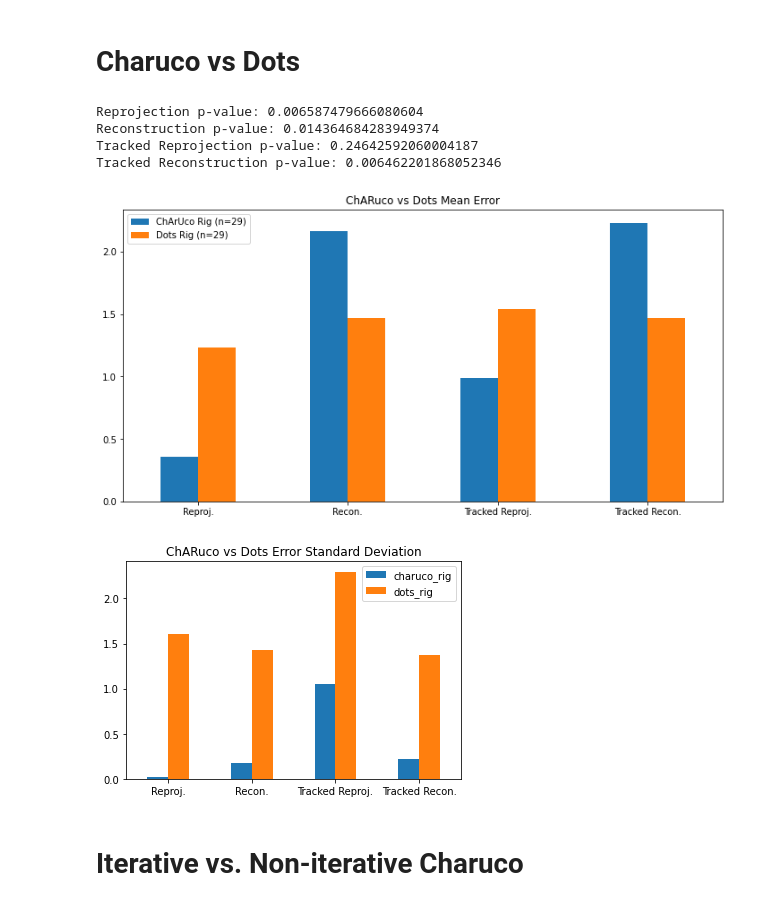
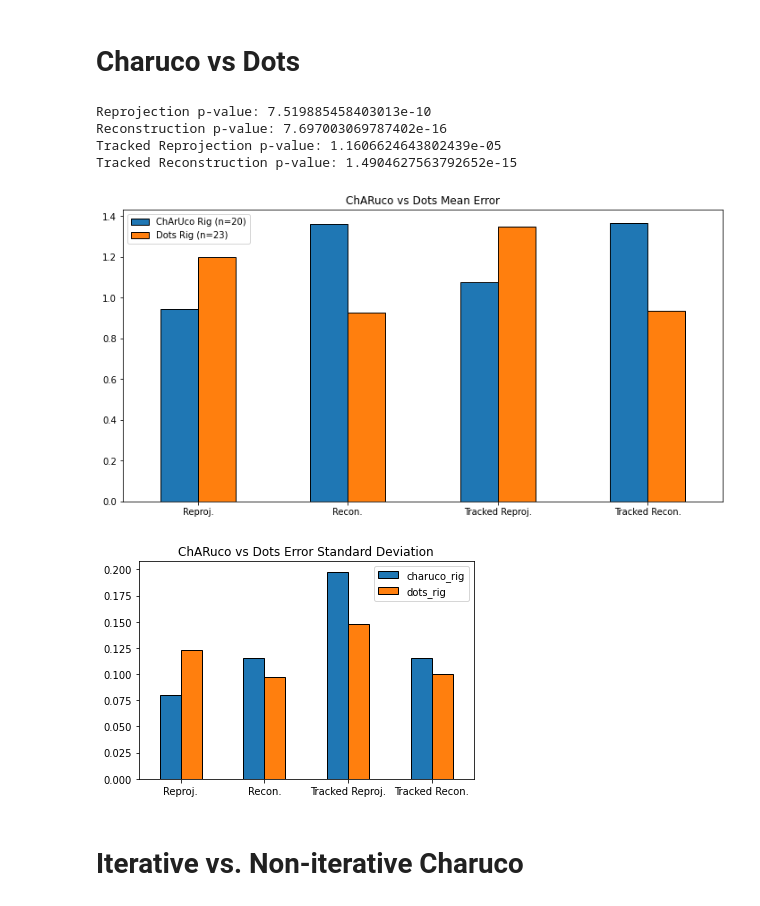
Before and after one commit to UCL/WEISS_Calibration_Study, a Jupyter notebook: process_results.ipynb, the cells around one changed output. Saved outputs shown, nothing was run; the diff lists cells and outputs as text; code cells hidden in the pictures.

```diff
--- a/process_results.ipynb
+++ b/process_results.ipynb
@@ -54,7 +54,7 @@ def do_ttest(all_data, label1, label2):
 # %%
 calib_data = {}
 
-path = './wsl_results'
+path = './results'
 csv_files = [f for f in os.listdir(path) if f.endswith('.csv')]
 
 for csv in csv_files:
@@ -131,35 +139,35 @@ Tracked Reconstruction p-value: 0.0190194929870831
 # %%
 charuco_vs_dots_mean, charuco_vs_dots_std = summarise_datasets(calib_data, ["charuco_rig", "dots_rig"])
 
 columns_to_plot = ["Reproj.", "Recon.", "Tracked Reproj.", "Tracked Recon."]
 
 fig1 = plt.figure(figsize=(figsize))
 ax1 = fig1.add_subplot(1, 1, 1)
 
-charuco_vs_dots_mean[columns_to_plot].transpose().plot.bar(ax=ax1, title="ChARuco vs Dots Mean Error", rot=0)
-charuco_vs_dots_std[columns_to_plot].transpose().plot.bar(title="ChARuco vs Dots Error Standard Deviation", rot=0)
+charuco_vs_dots_mean[columns_to_plot].transpose().plot.bar(ax=ax1, title="ChARuco vs Dots Mean Error", rot=0, edgecolor=["black"])
+charuco_vs_dots_std[columns_to_plot].transpose().plot.bar(title="ChARuco vs Dots Error Standard Deviation", rot=0, edgecolor=["black"])
 
 n_charuco_rig = len(calib_data["charuco_rig"])
 n_dots_rig = len(calib_data["dots_rig"])
 
 L = ax1.legend()
 legend = [f"ChArUco Rig (n={n_charuco_rig})", f"Dots Rig (n={n_dots_rig})"]
 L.get_texts()[0].set_text(legend[0])
 L.get_texts()[1].set_text(legend[1])
 
 fig1.savefig('plots/charuco_vs_dots_mean.png', dpi=600)
 
 # calib_data["charuco_rig"][columns_to_plot].plot(title="Charuco Rig")
 # calib_data["dots_rig"][columns_to_plot].plot(title="Dots Rig")
 
 results = do_ttest(calib_data, "dots_rig", "charuco_rig")
 # %% [output]
-Reprojection p-value: 0.006587479666080604
-Reconstruction p-value: 0.014364684283949374
-Tracked Reprojection p-value: 0.24642592060004187
-Tracked Reconstruction p-value: 0.006462201868052346
+Reprojection p-value: 7.519885458403013e-10
+Reconstruction p-value: 7.697003069787402e-16
+Tracked Reprojection p-value: 1.1606624643802439e-05
+Tracked Reconstruction p-value: 1.4904627563792652e-15
-[figure, old version]
+[figure, new version]
-[figure, old version]
+[figure, new version]
 # %% [markdown]
 # Iterative vs. Non-iterative Charuco
 # %%
```
Also changed, not shown: parts of 11 cells of this notebook, 4 other files.
